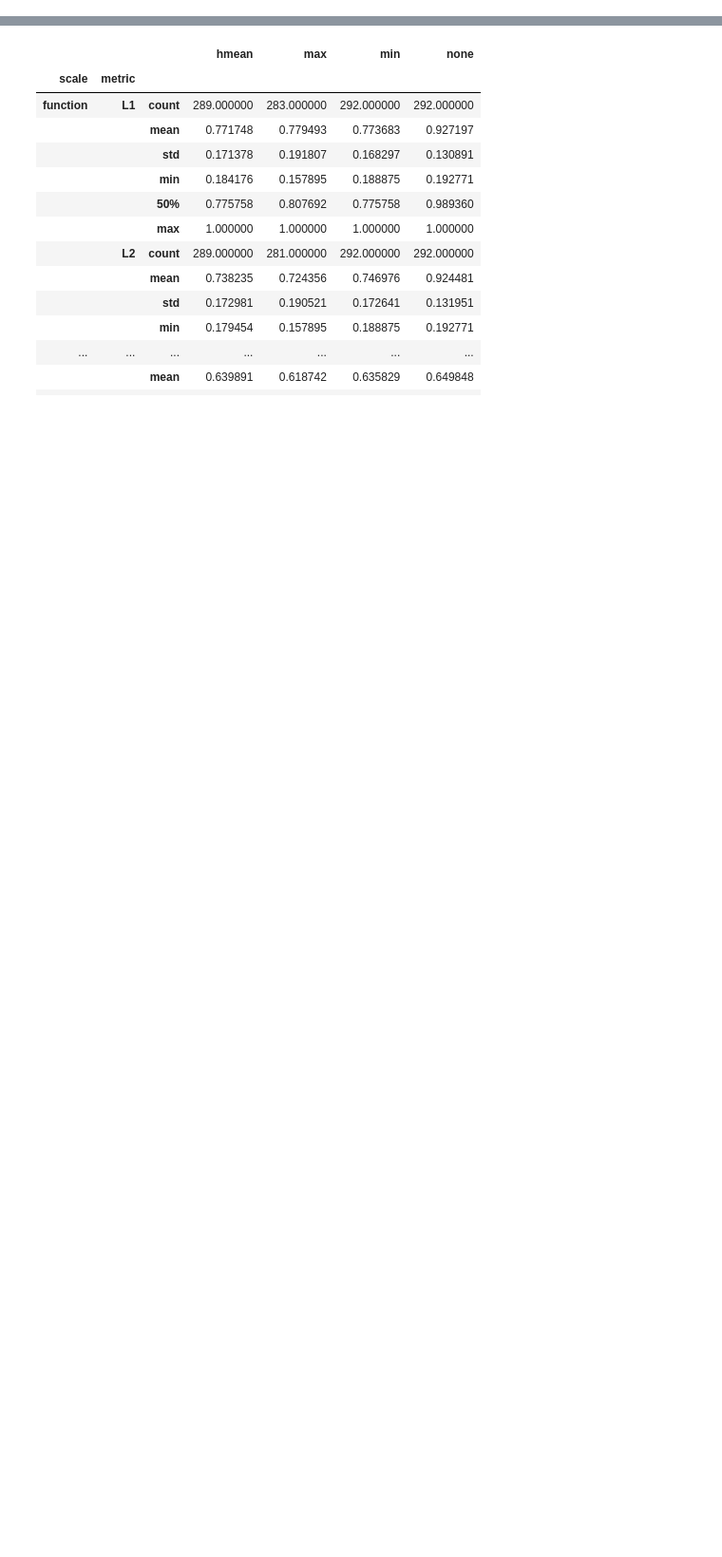
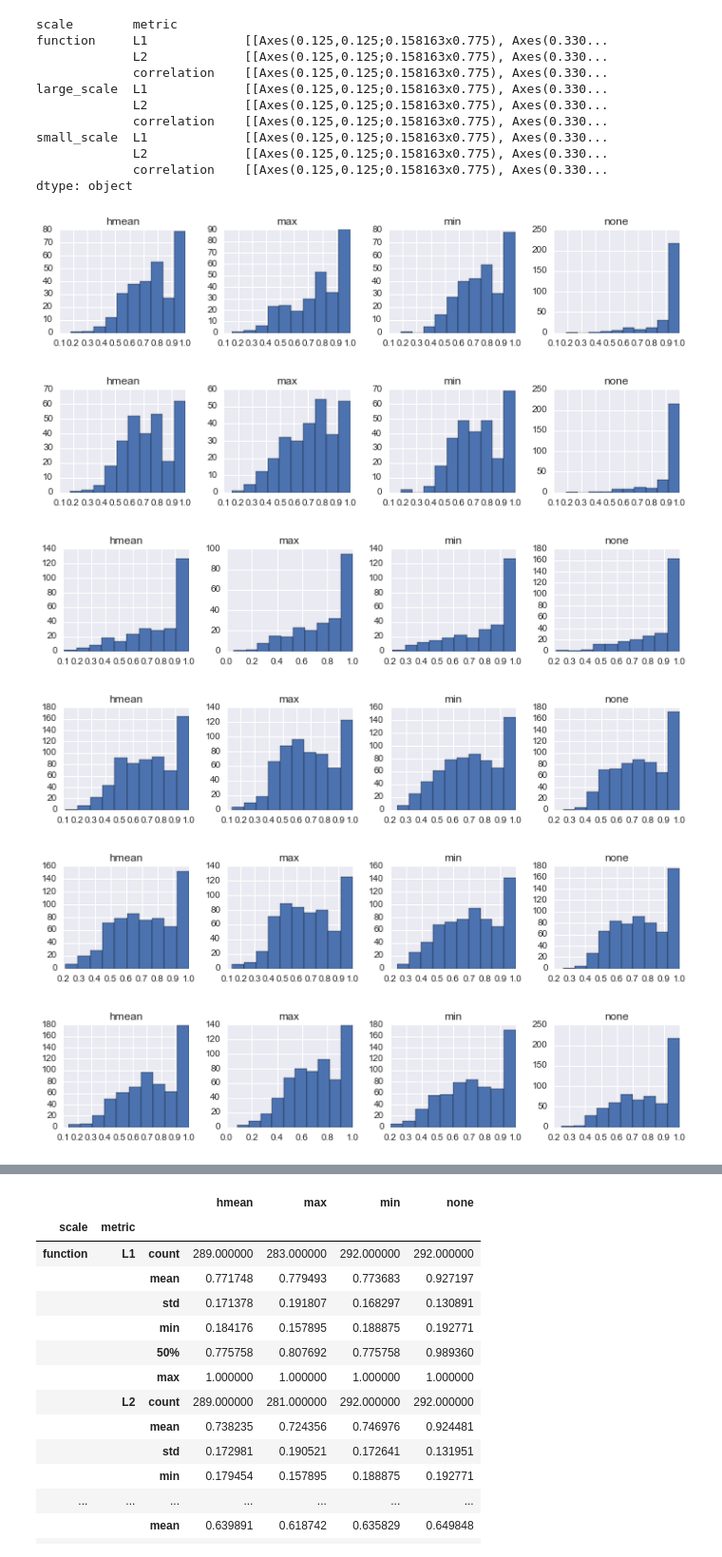
Before and after one commit to urinieto/similarity_classification, a Jupyter notebook: notes/Repetition detection threshold.ipynb, the cells around one changed output, grey strips where cells are left out. Shown at 95% size. Drawn from its saved outputs; the diff is of its cells as text; code cells hidden in the pictures; blank space fills up the shorter version.

```diff
--- a/notes/Repetition detection threshold.ipynb
+++ b/notes/Repetition detection threshold.ipynb
@@ -133,3 +133,23 @@ def summarize_results(files):
 output = summarize_results(sorted(glob('../data/*.pk')))
 # %%
 all_results = pd.concat(output.values())
+# %%
+all_results.groupby(['scale', 'metric']).hist(layout=(1,4), figsize=(12,2))
+# %% [output]
+scale        metric
+function     L1             [[Axes(0.125,0.125;0.158163x0.775), Axes(0.330...
+             L2             [[Axes(0.125,0.125;0.158163x0.775), Axes(0.330...
+             correlation    [[Axes(0.125,0.125;0.158163x0.775), Axes(0.330...
+large_scale  L1             [[Axes(0.125,0.125;0.158163x0.775), Axes(0.330...
+             L2             [[Axes(0.125,0.125;0.158163x0.775), Axes(0.330...
+             correlation    [[Axes(0.125,0.125;0.158163x0.775), Axes(0.330...
+small_scale  L1             [[Axes(0.125,0.125;0.158163x0.775), Axes(0.330...
+             L2             [[Axes(0.125,0.125;0.158163x0.775), Axes(0.330...
+             correlation    [[Axes(0.125,0.125;0.158163x0.775), Axes(0.330...
+dtype: object
+[figure, added]
+[figure, added]
+[figure, added]
+[figure, added]
+[figure, added]
+[figure, added]
```
Also changed, not shown: parts of 4 cells of this notebook, 1 other file.
